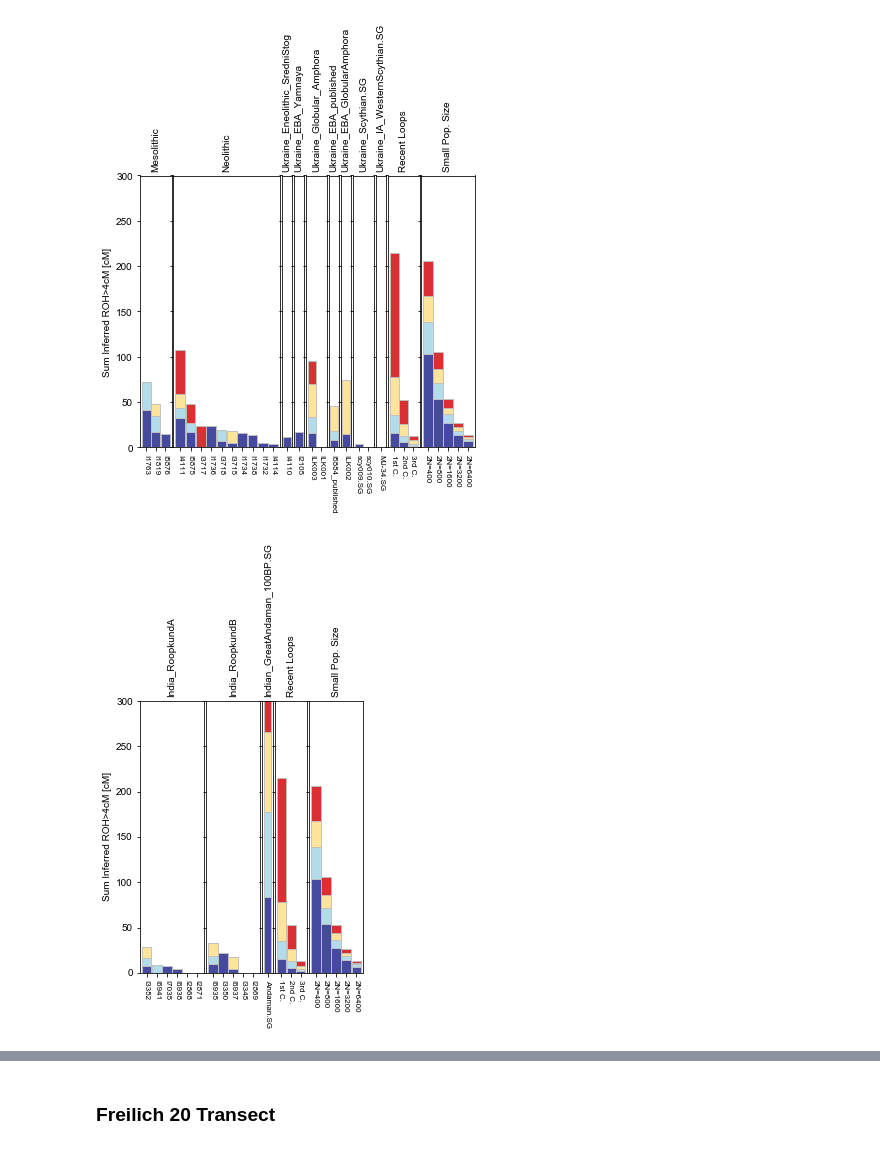
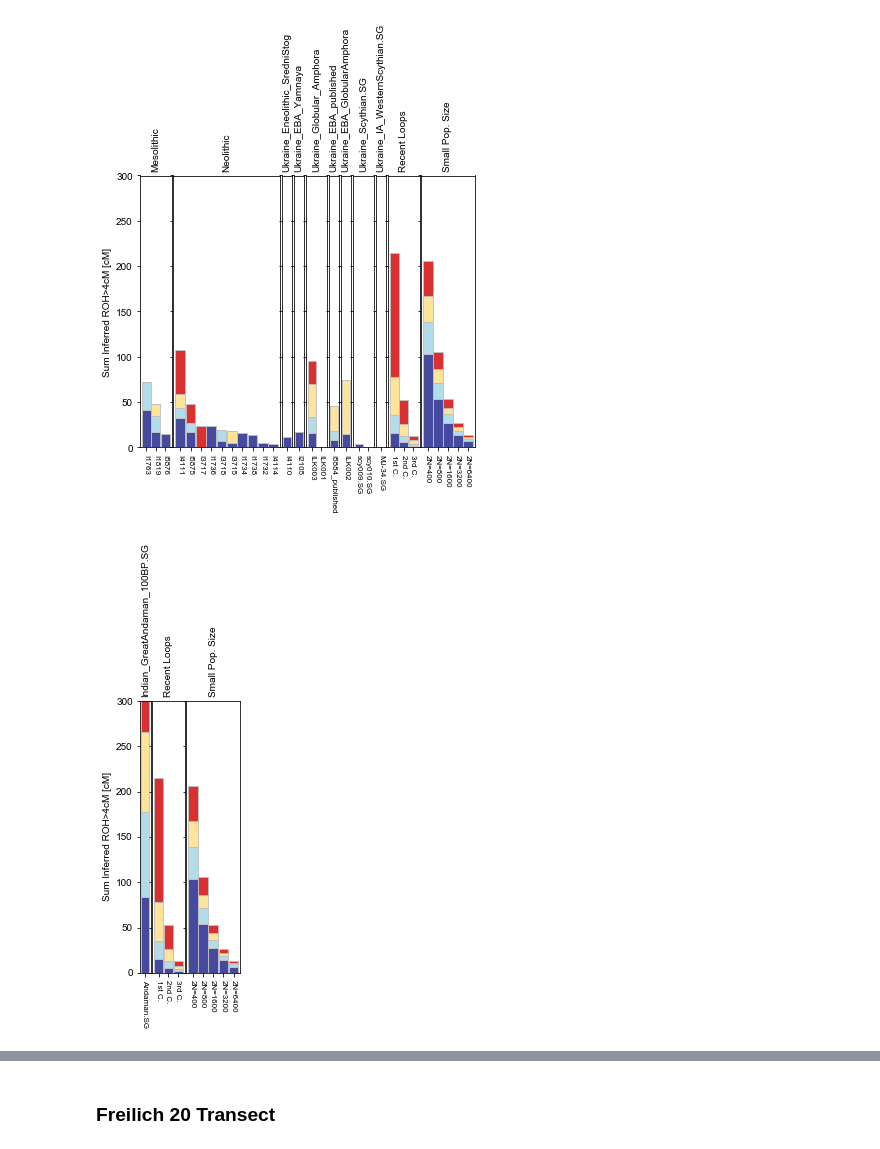
Before and after one commit to hringbauer/hapROH, a Jupyter notebook: Notebooks/Figures/plot_bar_ROH.ipynb, the cells around one changed output, grey strips where cells are left out. Cells and saved outputs as stored; diff of their text form; code cells hidden in the pictures.

Commit message:
Plots for gap merging

```diff
--- a/Notebooks/Figures/plot_bar_ROH.ipynb
+++ b/Notebooks/Figures/plot_bar_ROH.ipynb
@@ -375,12 +375,12 @@ plot_panel_row(plot_dfs1, savepath="", leg_pos=-11, ylim=[0, 300],
 [figure]
 # %%
 df1 = pd.read_csv("./Empirical/roh_all_inds_final_v42.csv", sep='\t')
-df1 = df1[df1["pop"].str.contains("India")]
+df1 = df1[df1["pop"].str.contains("Andaman")]
 plot_dfs1, cols = prepare_dfs_plot(df1, cms=[4, 8, 12, 20])
 plot_panel_row(plot_dfs1, savepath="", leg_pos=-11, ylim=[0, 300],
                figsize=((len(df1)+8)/5, 5))
 # %% [output]
-[figure, old version]
+[figure, new version]
 # %%
 df1 = pd.read_csv("./Empirical/roh_all_inds_final_v42.csv", sep='\t')
 print(len(df1))
```
Also changed, not shown: parts of 6 cells of this notebook, 3 other files.
